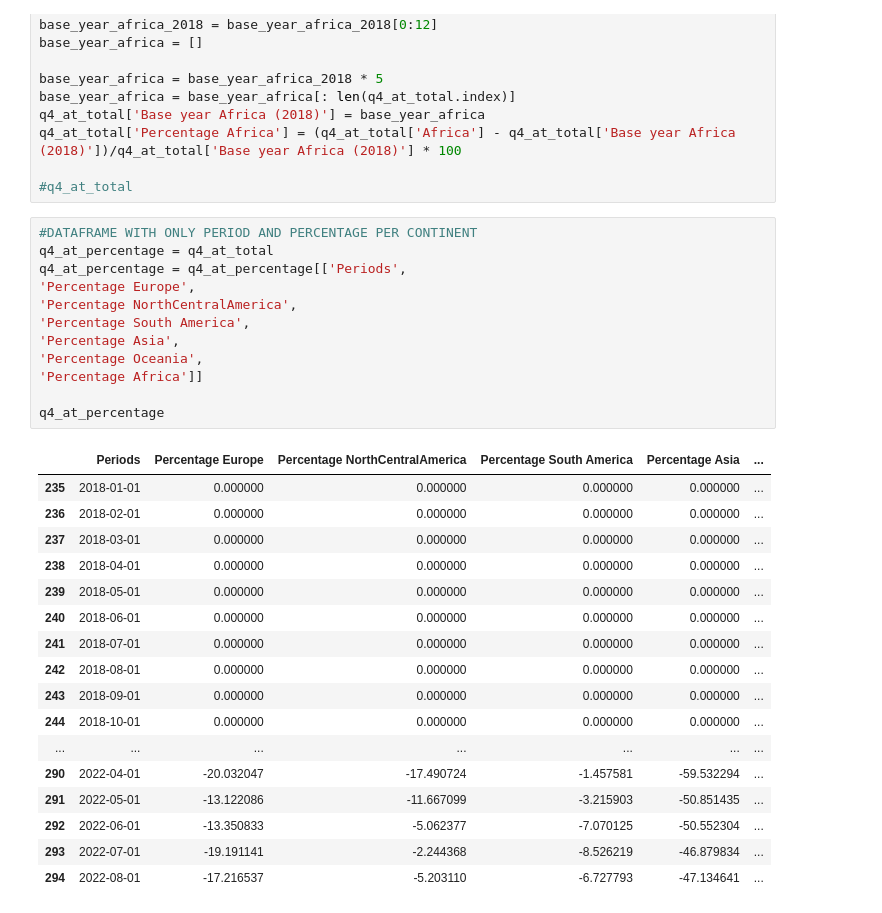
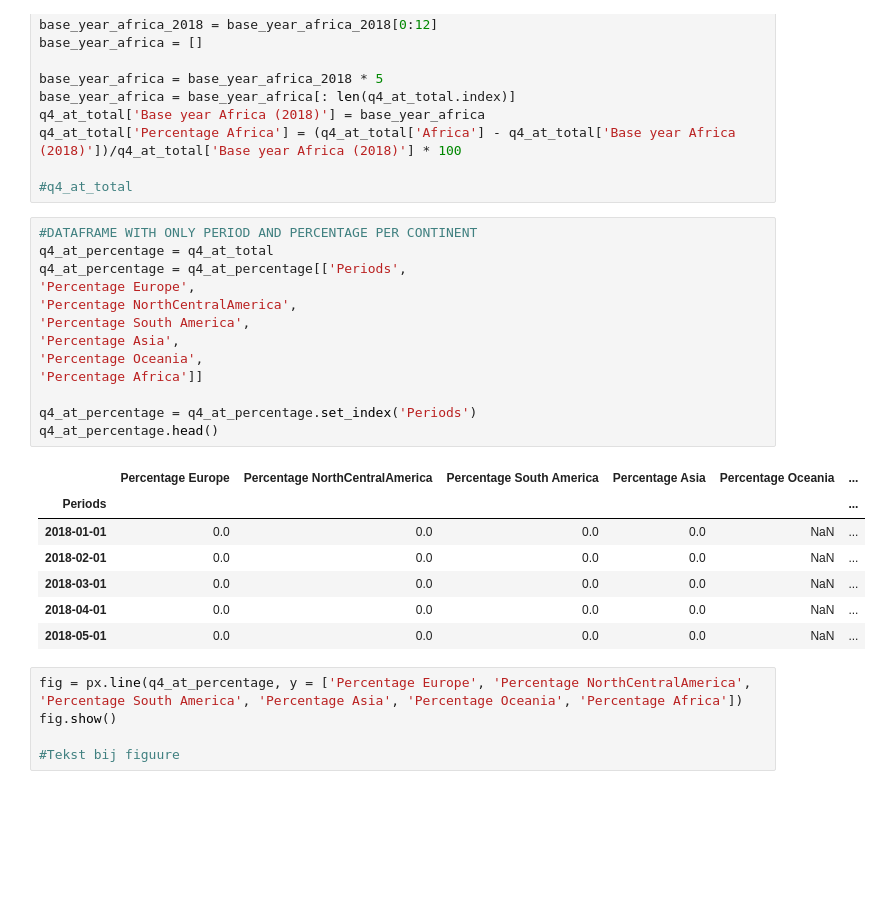
Before and after one commit to ChajaSchwab/Project-TIL6022-Group-21, a Jupyter notebook: Group21 TIL6022 v2.ipynb, the cells around one changed output. Saved outputs shown, nothing was run; the diff lists cells and outputs as text; blank space fills up the shorter version.

```diff
--- a/Group21 TIL6022 v2.ipynb
+++ b/Group21 TIL6022 v2.ipynb
@@ -601,30 +583,26 @@ q4_at_total['Percentage Africa'] = (q4_at_total['Africa'] - q4_at_total['Base ye
 # %%
 #DATAFRAME WITH ONLY PERIOD AND PERCENTAGE PER CONTINENT
 q4_at_percentage = q4_at_total
 q4_at_percentage = q4_at_percentage[['Periods',
 'Percentage Europe',
 'Percentage NorthCentralAmerica',
 'Percentage South America',
 'Percentage Asia',
 'Percentage Oceania',
 'Percentage Africa']]
 
-q4_at_percentage
+q4_at_percentage = q4_at_percentage.set_index('Periods')
+q4_at_percentage.head()
 # %% [output]
-|  | Periods | Percentage Europe | Percentage NorthCentralAmerica | Percentage South America | Percentage Asia | ... |
-| 235 | 2018-01-01 | 0.000000 | 0.000000 | 0.000000 | 0.000000 | ... |
-| 236 | 2018-02-01 | 0.000000 | 0.000000 | 0.000000 | 0.000000 | ... |
-| 237 | 2018-03-01 | 0.000000 | 0.000000 | 0.000000 | 0.000000 | ... |
-| 238 | 2018-04-01 | 0.000000 | 0.000000 | 0.000000 | 0.000000 | ... |
-| 239 | 2018-05-01 | 0.000000 | 0.000000 | 0.000000 | 0.000000 | ... |
-| 240 | 2018-06-01 | 0.000000 | 0.000000 | 0.000000 | 0.000000 | ... |
-| 241 | 2018-07-01 | 0.000000 | 0.000000 | 0.000000 | 0.000000 | ... |
-| 242 | 2018-08-01 | 0.000000 | 0.000000 | 0.000000 | 0.000000 | ... |
-| 243 | 2018-09-01 | 0.000000 | 0.000000 | 0.000000 | 0.000000 | ... |
-| 244 | 2018-10-01 | 0.000000 | 0.000000 | 0.000000 | 0.000000 | ... |
-| ... | ... | ... | ... | ... | ... | ... |
-| 290 | 2022-04-01 | -20.032047 | -17.490724 | -1.457581 | -59.532294 | ... |
-| 291 | 2022-05-01 | -13.122086 | -11.667099 | -3.215903 | -50.851435 | ... |
-| 292 | 2022-06-01 | -13.350833 | -5.062377 | -7.070125 | -50.552304 | ... |
-| 293 | 2022-07-01 | -19.191141 | -2.244368 | -8.526219 | -46.879834 | ... |
-| 294 | 2022-08-01 | -17.216537 | -5.203110 | -6.727793 | -47.134641 | ... |
+|  | Percentage Europe | Percentage NorthCentralAmerica | Percentage South America | Percentage Asia | Percentage Oceania | ... |
+| Periods |  |  |  |  |  | ... |
+| 2018-01-01 | 0.0 | 0.0 | 0.0 | 0.0 | NaN | ... |
+| 2018-02-01 | 0.0 | 0.0 | 0.0 | 0.0 | NaN | ... |
+| 2018-03-01 | 0.0 | 0.0 | 0.0 | 0.0 | NaN | ... |
+| 2018-04-01 | 0.0 | 0.0 | 0.0 | 0.0 | NaN | ... |
+| 2018-05-01 | 0.0 | 0.0 | 0.0 | 0.0 | NaN | ... |
+# %%
+fig = px.line(q4_at_percentage, y = ['Percentage Europe', 'Percentage NorthCentralAmerica', 'Percentage South America', 'Percentage Asia', 'Percentage Oceania', 'Percentage Africa'])
+fig.show()
+
+#Tekst bij figuure
```
Also changed, not shown: parts of 3 cells of this notebook.
